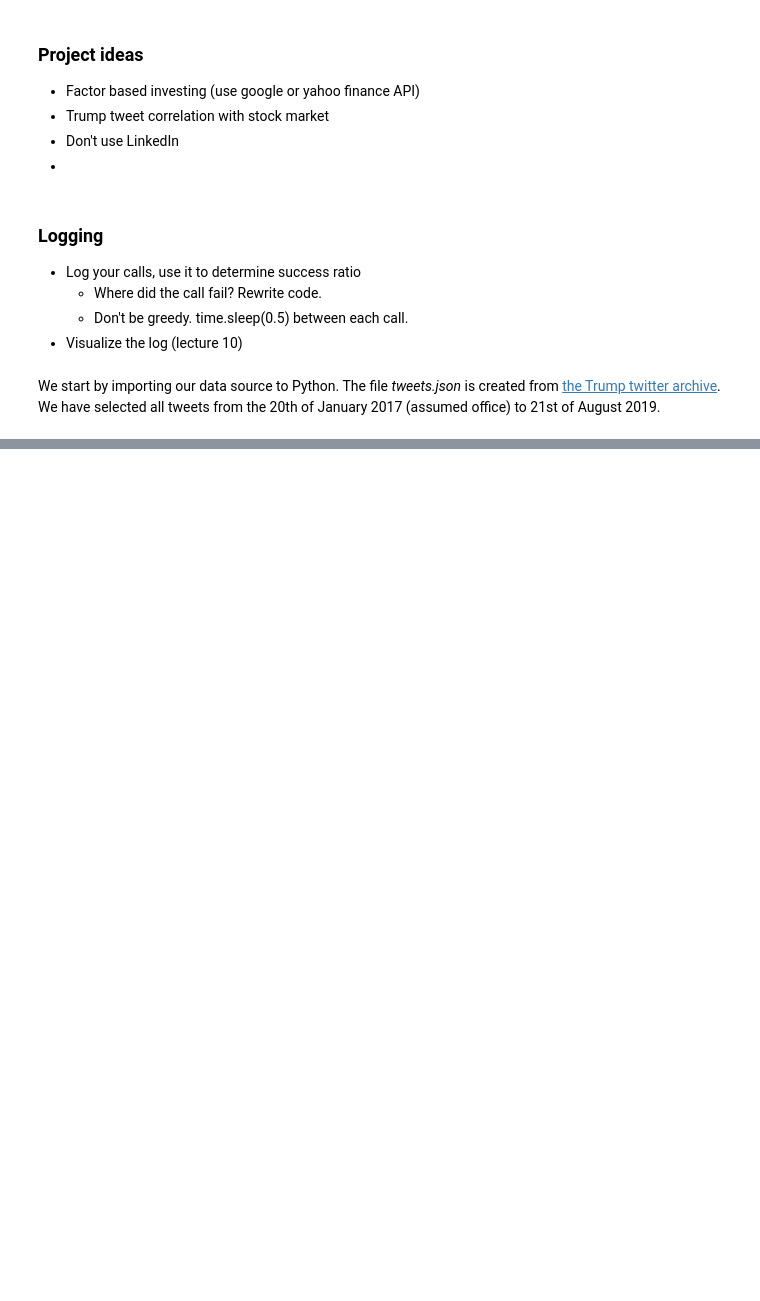
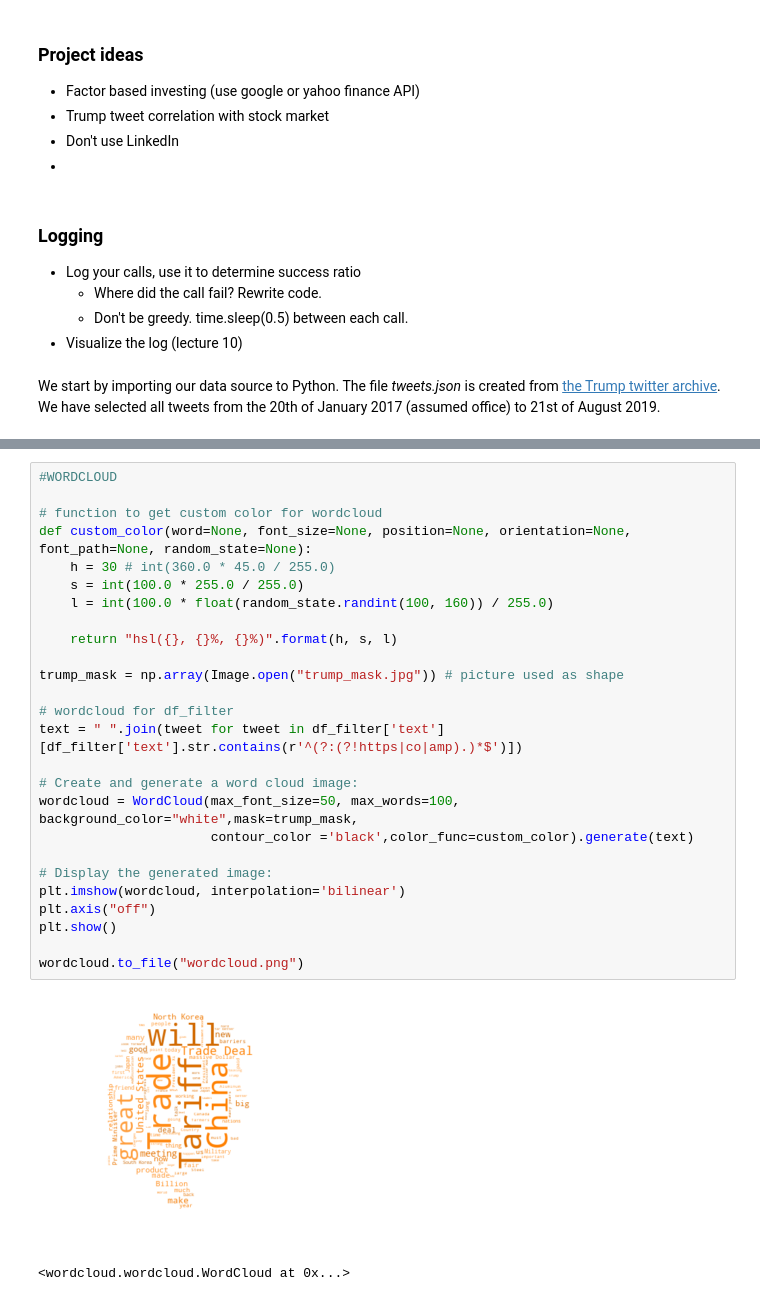
Before and after one commit to BjornCilleborg/sds2019, a Jupyter notebook: EXAM PROJECT/Exam Project.ipynb, the cells around one changed output, grey strips where cells are left out. Saved outputs shown, nothing was run; the diff lists cells and outputs as text; blank space fills up the shorter version.

Commit message:
wordcloud code
including images

```diff
--- a/EXAM PROJECT/Exam Project.ipynb
+++ b/EXAM PROJECT/Exam Project.ipynb
@@ -106,0 +86,29 @@ See the caveats in the documentation: http://pandas.pydata.org/pandas-docs/stabl
+# %%
+#WORDCLOUD
+
+# function to get custom color for wordcloud
+def custom_color(word=None, font_size=None, position=None, orientation=None, font_path=None, random_state=None):
+    h = 30 # int(360.0 * 45.0 / 255.0)
+    s = int(100.0 * 255.0 / 255.0)
+    l = int(100.0 * float(random_state.randint(100, 160)) / 255.0)
+
+    return "hsl({}, {}%, {}%)".format(h, s, l)
+
+trump_mask = np.array(Image.open("trump_mask.jpg")) # picture used as shape
+
+# wordcloud for df_filter
+text = " ".join(tweet for tweet in df_filter['text'][df_filter['text'].str.contains(r'^(?:(?!https|co|amp).)*$')])
+
+# Create and generate a word cloud image:
+wordcloud = WordCloud(max_font_size=50, max_words=100, background_color="white",mask=trump_mask,
+                      contour_color ='black',color_func=custom_color).generate(text)
+
+# Display the generated image:
+plt.imshow(wordcloud, interpolation='bilinear')
+plt.axis("off")
+plt.show()
+
+wordcloud.to_file("wordcloud.png")
+# %% [output]
+[figure, added]
+<wordcloud.wordcloud.WordCloud at 0x...>
```
Also changed, not shown: parts of 5 cells of this notebook, 6 other files.
